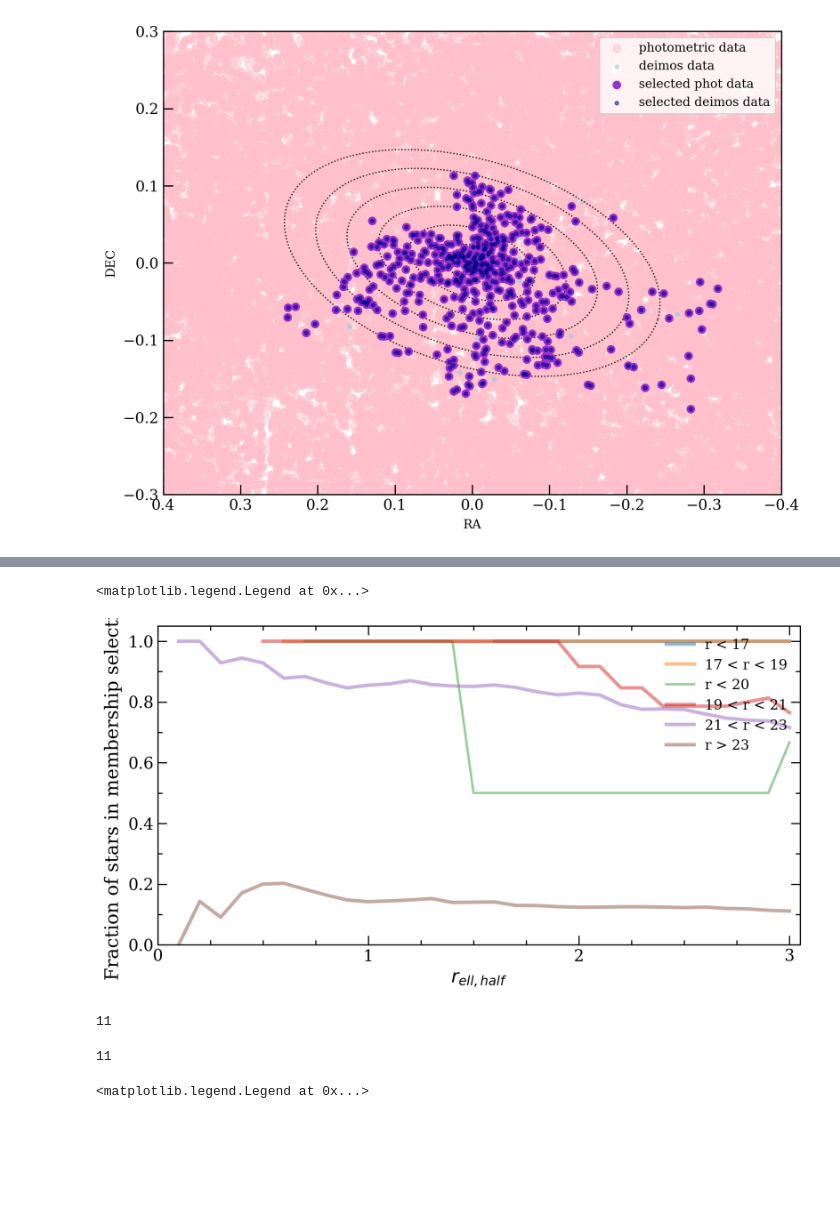
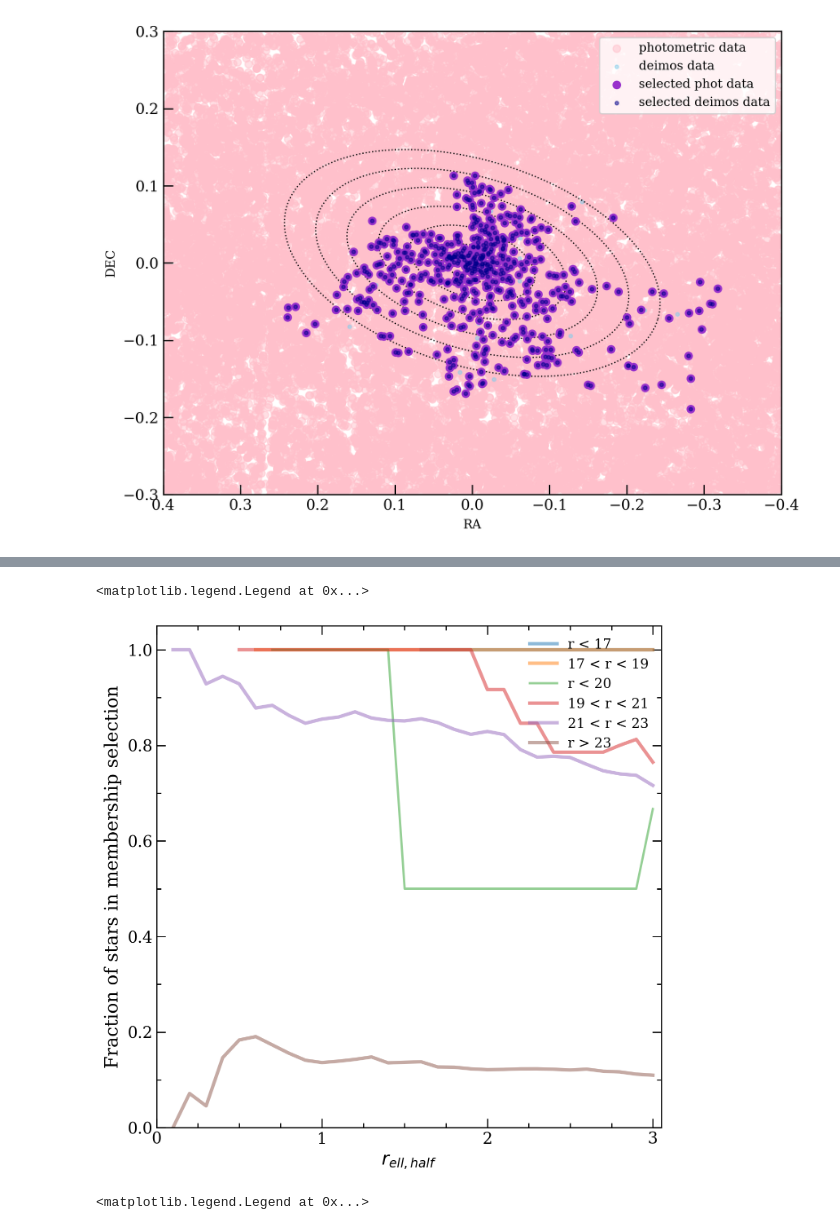
Before and after one commit to camchiu/Willman1, a Jupyter notebook: 3.2-member-sample.ipynb, the cells around one changed output, grey strips where cells are left out. Saved outputs shown, nothing was run; the diff lists cells and outputs as text; code cells hidden in the pictures; blank space fills up the shorter version.

```diff
--- a/3.2-member-sample.ipynb
+++ b/3.2-member-sample.ipynb
@@ -452,7 +452,7 @@ dp_23_df1 = discrete_percent(21, 23)
 #dp_24_df = discrete_percent(24)
 dp_tot_df1 = discrete_percent(23, 27)
 # %%
-fig = plt.figure(figsize=(10, 5))
+fig = plt.figure(figsize=(8, 8))
 ax = fig.gca()
 
 import seaborn as sns
@@ -461,42 +461,34 @@ import seaborn as sns
 mag_17 = sns.lineplot(x = "r_half", y = "percent", data = dp_17_df1, markers = True, alpha = 0.5, linewidth = 3, label = "r < 17")
 mag_19 = sns.lineplot(x = "r_half", y = "percent", data = dp_19_df1, markers = True, alpha = 0.5, linewidth = 3, label = "17 < r < 19")
 mag_20 = sns.lineplot(x = "r_half", y = "percent", data = dp_20_df, markers = True, alpha = 0.5, linewidth = 2, label = "r < 20")
 mag_21 = sns.lineplot(x = "r_half", y = "percent", data = dp_21_df1, markers = True, alpha = 0.5, linewidth = 3, label = "19 < r < 21")
 #mag_22 = sns.lineplot(x = "r_half", y = "percent", data = dp_22_df, markers = True, alpha = 0.5, linewidth = 2, label = "test")
 mag_23 = sns.lineplot(x = "r_half", y = "percent", data = dp_23_df1, markers = True, alpha = 0.5, linewidth = 3, label = "21 < r < 23")
 #mag_24 = sns.lineplot(x = "r_half", y = "percent", data = dp_24_df, markers = True, alpha = 0.5, linewidth = 2, label = "test")
 mag_tot = sns.lineplot(x = "r_half", y = "percent", data = dp_tot_df1, markers = True, alpha = 0.5, linewidth = 3, label = "r > 23")
 
 #Customizations
 ax.set_xlabel("$r_{ell, half}$", labelpad = 5, size = 16)
 ax.set_ylabel("Fraction of stars in membership selection", labelpad = 5, size = 16)
 ax.set_xlim([0, 3.05])
 ax.set_ylim([0, 1.05])
 
 ax.set_xticks(np.arange(0, 4, 1), minor = False)
 ax.set_xticks(np.arange(0, 3.25, 0.25), minor = True)
 ax.tick_params(which = "major", axis = "x", direction = "in", size = 8, labelsize = 14, color = "black", top = True)
 ax.tick_params(which = "minor", axis = "x", direction = "in", size = 4, color = "black", top = True)
 
 ax.set_yticks(np.arange(0, 1.2, 0.2), minor = False)
 ax.set_yticks(np.arange(0, 1.1, 0.1), minor = True)
 ax.tick_params(which = "major", axis = "y", direction = "in", size = 8, labelsize = 14, color = "black", right = True)
 ax.tick_params(which = "minor", axis = "y", direction = "in", size = 4, color = "black", right = True)
 
 ax.legend(loc = "upper right", fontsize = 12, frameon = False)
 
 #fig.savefig("wil1_completeness_discrete.pdf", dpi = 600, transparent = True)
 # %% [output]
 <matplotlib.legend.Legend at 0x...>
-[figure, old version]
+[figure, new version]
-# %%
-len(cut_munoz_phot[(cut_munoz_phot["hl_radius_ell"] < 1) & (cut_munoz_phot["rmag_o"] <= 21) & (cut_munoz_phot["rmag_o"] >= 0) & (cut_munoz_phot["cmd_marker"] > 0.5)])
-# %% [output]
-11
-# %%
-len(cut_deimos[(cut_deimos["hl_radius_ell"] < 1) & (cut_deimos["rmag_o"] <= 21) & (cut_deimos["rmag_o"] >= 0) & (cut_deimos["cmd_marker"] > 0.5)])
-# %% [output]
-11
 # %%
 fig = plt.figure(figsize=(10, 10))
 ax = fig.gca()
```
Also changed, not shown: parts of 11 cells of this notebook, 53 other files.
